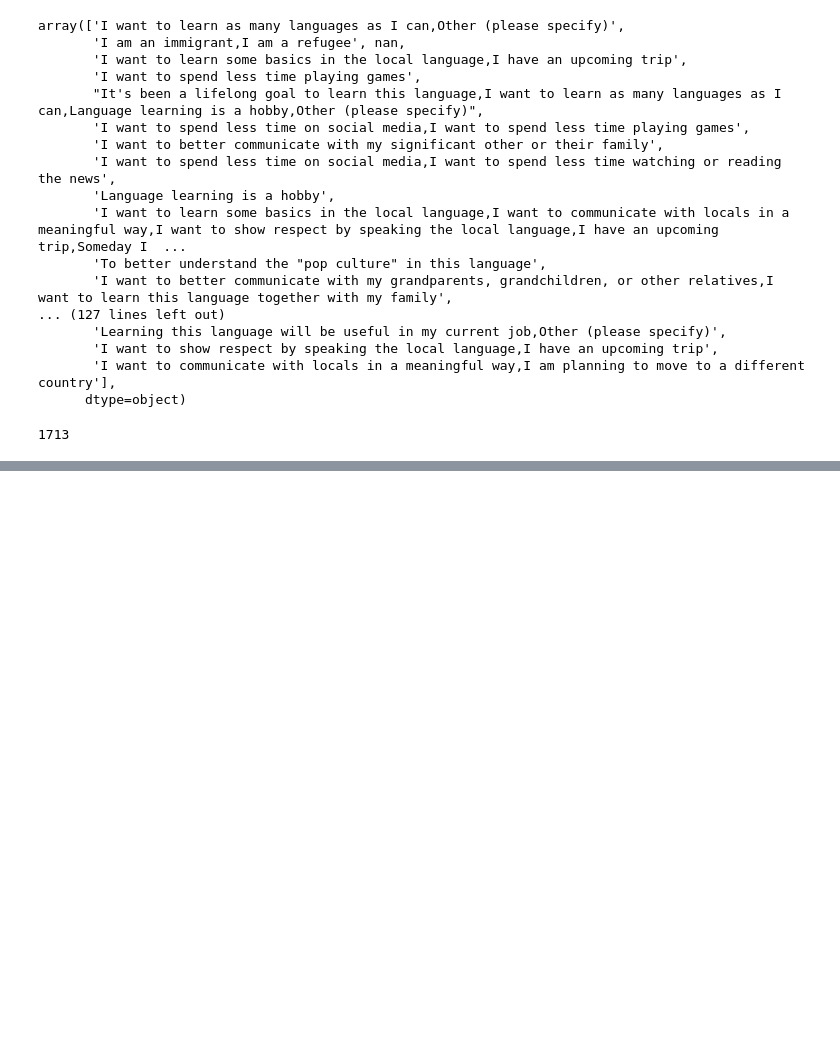
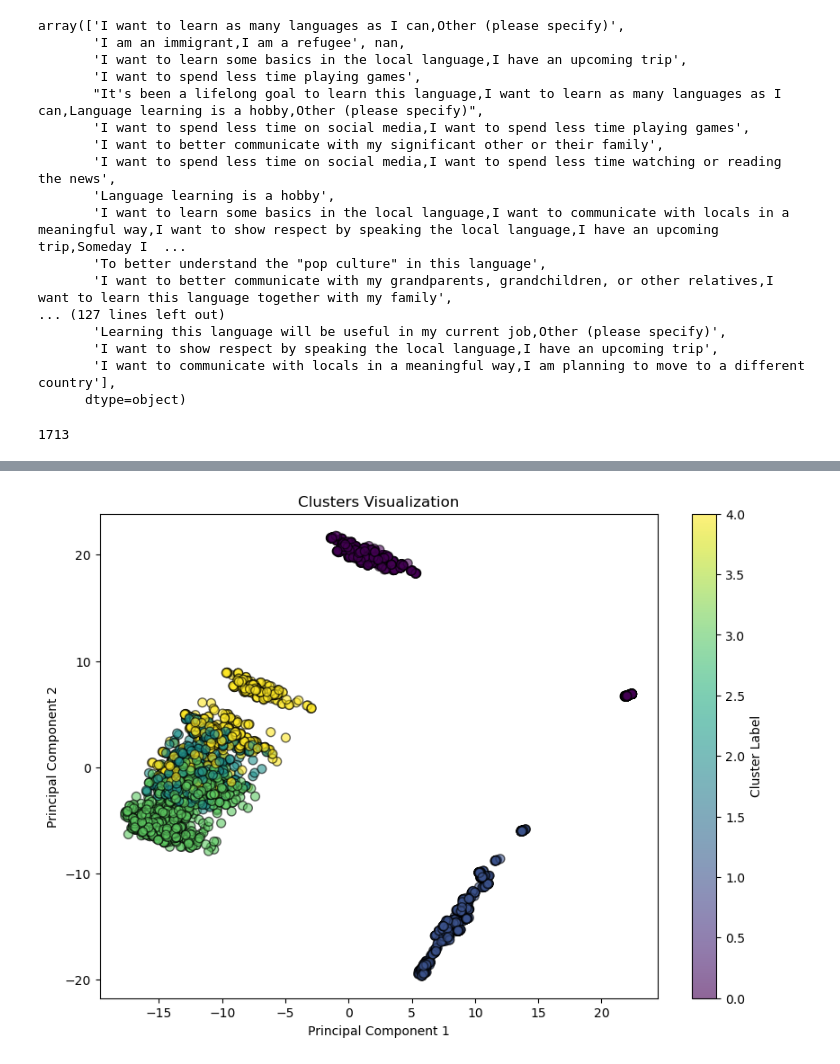
Before and after one commit to GursimranSujlana/Duolingo, a Jupyter notebook: survey_data_analysis.ipynb, the cells around one changed output, grey strips where cells are left out. Drawn from its saved outputs; the diff is of its cells as text; code cells hidden in the pictures; blank space fills up the shorter version.

```diff
--- a/survey_data_analysis.ipynb
+++ b/survey_data_analysis.ipynb
@@ -421,0 +450,13 @@ TypeError: Feature names are only supported if all input features have string na
+# %%
+import matplotlib.pyplot as plt
+
+# Assuming df_reduced is your PCA-reduced dataset and clusters_optimal are the cluster labels from K-Means
+plt.figure(figsize=(10, 7))
+plt.scatter(df_reduced[:, 0], df_reduced[:, 1], c=clusters_optimal, cmap='viridis', marker='o', edgecolor='k', s=50, alpha=0.6)
+plt.title('Clusters Visualization')
+plt.xlabel('Principal Component 1')
+plt.ylabel('Principal Component 2')
+plt.colorbar(label='Cluster Label')
+plt.show()
+# %% [output]
+[figure, added]
```
Also changed, not shown: parts of 11 cells of this notebook.
